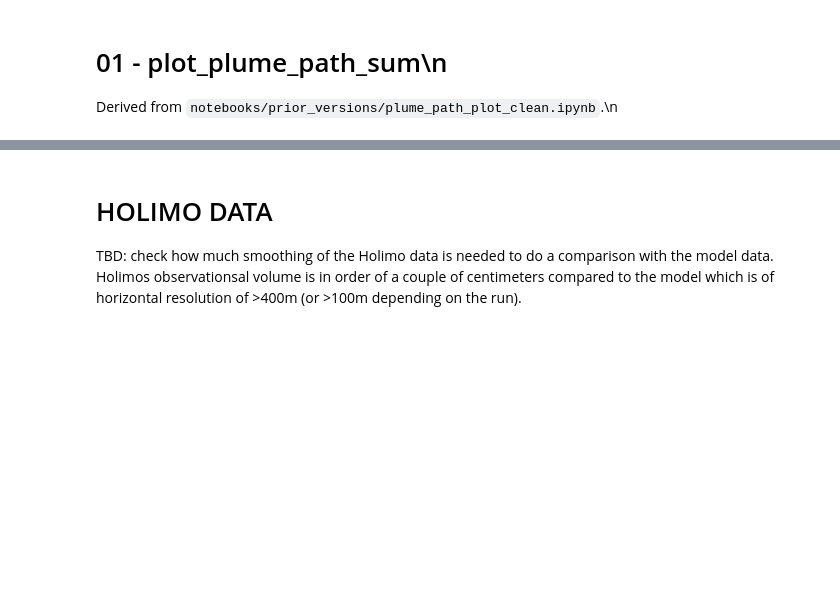
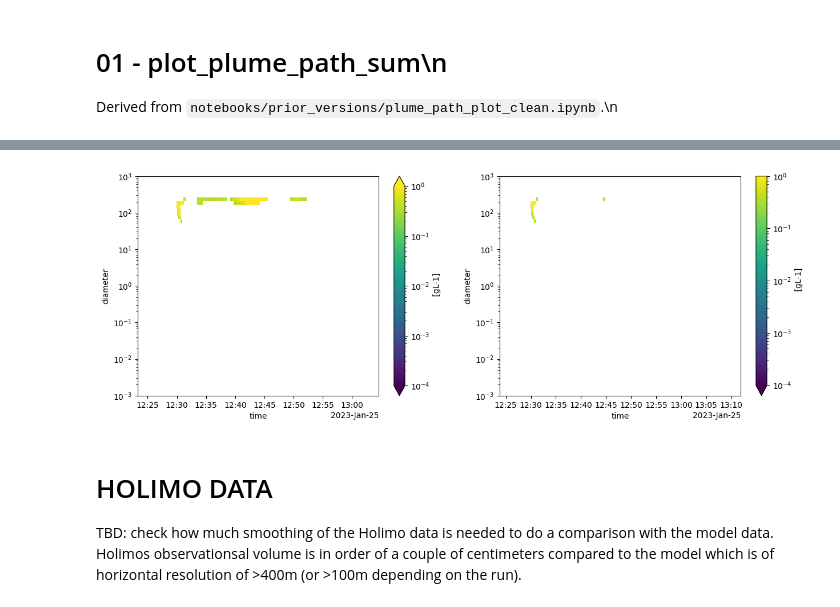
Before and after one commit to KarlJohnsonnn/polarcap_analysis, a Jupyter notebook: notebooks/plume_path/01-plot-plume-path-sum.ipynb, the cells around one changed output, grey strips where cells are left out. Saved outputs shown, nothing was run; the diff lists cells and outputs as text; code cells hidden in the pictures; blank space fills up the shorter version.

```diff
--- a/notebooks/plume_path/01-plot-plume-path-sum.ipynb
+++ b/notebooks/plume_path/01-plot-plume-path-sum.ipynb
@@ -54,7 +58,7 @@ RUNS = [
     # {"label": "400m, inp 1e6, ccn 0 (run A)", "cs_run": "cs-eriswil__20251129_230943", "exp_id": "20251129231107"},
     # {"label": "400m, inp 1e6, ccn 0 (run B)", "cs_run": "cs-eriswil__20251129_230943", "exp_id": "20260119103733"},
     # {"label": "400m, inp 1e6, ccn 400 (columnar)", "cs_run": "cs-eriswil__20251125_114053", "exp_id": "20260120122711"},
-    # {"label": "400m, inp 1e6, ccn 0 (spherical)", "cs_run": "cs-eriswil__20251125_114053", "exp_id": "20251125114238"},
+    {"label": "400m, inp 1e6, ccn 0 (spherical)", "cs_run": "cs-eriswil__20251125_114053", "exp_id": "20251125114238"},
     # {"label": "400m, inp 1e6, ccn 400 (analytic)", "cs_run": "cs-eriswil__20260127_211338", "exp_id": "20260127211431"},
     # {"label": "400m, inp 1e6, ccn 400 (planar)", "cs_run": "cs-eriswil__20260127_211338", "exp_id": "20260127211551"},
     # {"label": "400m, inp 1e6, ccn 400 (spherical)", "cs_run": "cs-eriswil__20260121_131528", "exp_id": "20260121131550"},
@@ -91,3 +92,14 @@ print(diag.to_string(index=False))
+# %%
+from matplotlib.colors import LogNorm as _LogNorm
+fig, ax = plt.subplots(ncols=2, figsize=(15, 5))
+for i in range(2):
+    da_ = datasets[RUNS[i]['label']]['extreme']
+    # only liquid shell
+    da_wshell = 1 - (da_['qf']/da_['qfw'])
+    da_wshell = xr.where(da_wshell > 0.3, da_wshell, 0)
+    da_wshell.sum(dim=['cell']).plot(ax=ax[i], x='time', yscale='log', ylim=(1e-3, 1000), norm=_LogNorm(vmin=1e-4, vmax=1))
+# %% [output]
+[figure, added]
 # %% [markdown]
 # HOLIMO DATA
 
```
Also changed, not shown: parts of 21 cells of this notebook, 3 other files.
